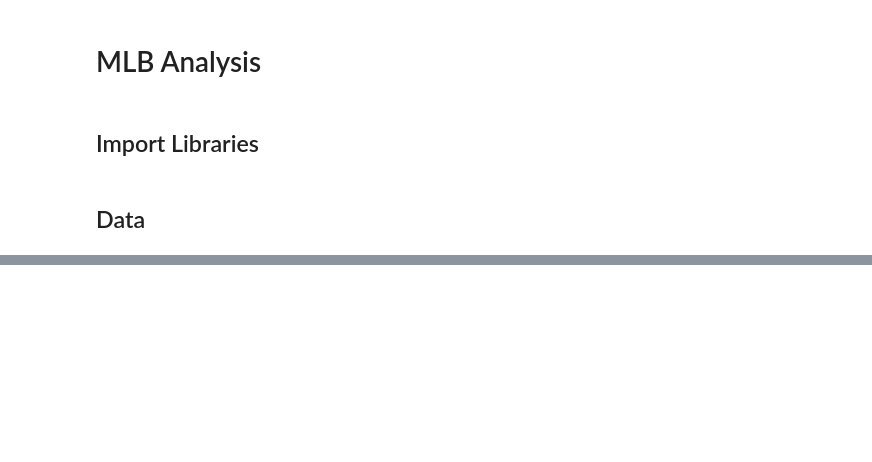
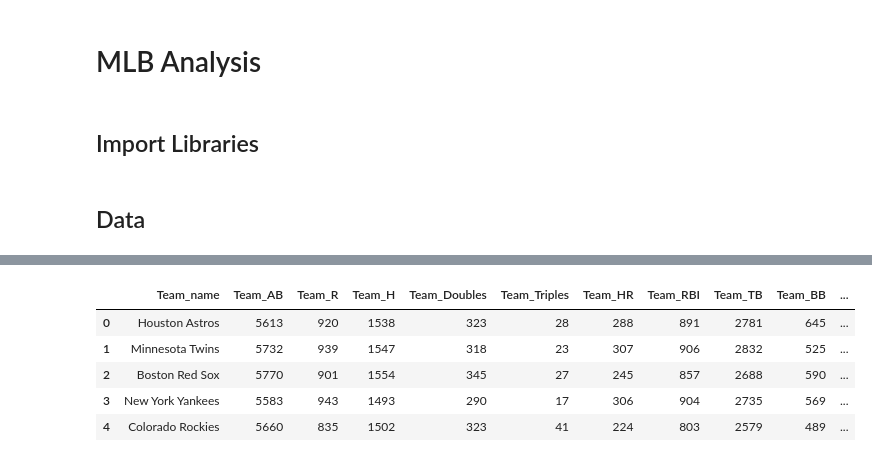
Before and after one commit to jmg0144/mlb-analysis, a Jupyter notebook: MLB-Analysis.ipynb, the cells around one changed output, grey strips where cells are left out. Cells and saved outputs as stored; diff of their text form; code cells hidden in the pictures; blank space fills up the shorter version.

```diff
--- a/MLB-Analysis.ipynb
+++ b/MLB-Analysis.ipynb
@@ -45,3 +75,13 @@ df
+# %%
+df_2 = df.drop(['Team_url'], axis=1)
+df_2.head()
+# %% [output]
+|  | Team_name | Team_AB | Team_R | Team_H | Team_Doubles | Team_Triples | Team_HR | Team_RBI | Team_TB | Team_BB | ... |
+| 0 | Houston Astros | 5613 | 920 | 1538 | 323 | 28 | 288 | 891 | 2781 | 645 | ... |
+| 1 | Minnesota Twins | 5732 | 939 | 1547 | 318 | 23 | 307 | 906 | 2832 | 525 | ... |
+| 2 | Boston Red Sox | 5770 | 901 | 1554 | 345 | 27 | 245 | 857 | 2688 | 590 | ... |
+| 3 | New York Yankees | 5583 | 943 | 1493 | 290 | 17 | 306 | 904 | 2735 | 569 | ... |
+| 4 | Colorado Rockies | 5660 | 835 | 1502 | 323 | 41 | 224 | 803 | 2579 | 489 | ... |
 # %%
 df.iloc[3]
 # %% [output]
```
Also changed, not shown: parts of 15 cells of this notebook, 1 other file.
